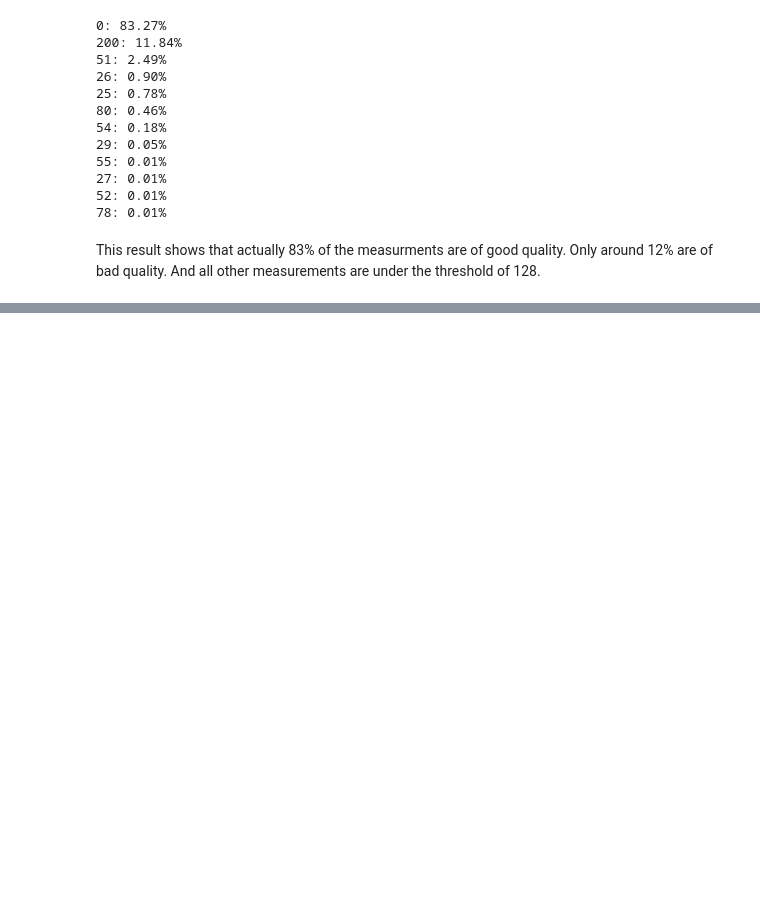
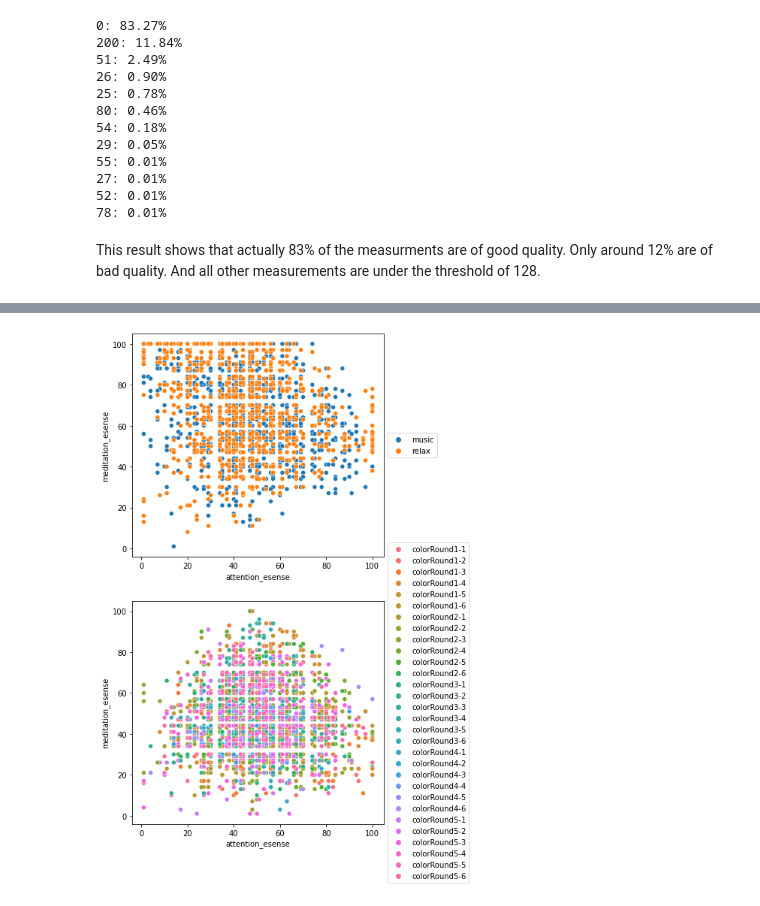
Before and after one commit to bwulff/ac_cc_project, a Jupyter notebook: project.ipynb, the cells around one changed output, grey strips where cells are left out. Drawn from its saved outputs; the diff is of its cells as text; code cells hidden in the pictures; blank space fills up the shorter version.

Commit message:
added data analysis

```diff
--- a/project.ipynb
+++ b/project.ipynb
@@ -144,0 +162,15 @@ This result shows that actually 83% of the measurments are of good quality. Only
+# %%
+relax = pd.concat([
+    data[data["label"] == "music"],
+    data[data["label"] == "relax"]
+])
+task = data[data["label"].str.startswith("colorRound", na=False)]
+# %%
+fig, axes = plt.subplots(nrows=2, ncols=1, figsize=(6,12))
+sns.scatterplot(data=relax, y='meditation_esense', x='attention_esense', hue='label', ax=axes[0])
+axes[0].legend(loc='center left', bbox_to_anchor=(1, 0.5))
+sns.scatterplot(data=task, y='meditation_esense', x='attention_esense', hue='label', ax=axes[1])
+axes[1].legend(loc='center left', bbox_to_anchor=(1, 0.5))
+plt.show()
+# %% [output]
+[figure, added]
```
Also changed, not shown: parts of 3 cells of this notebook.
